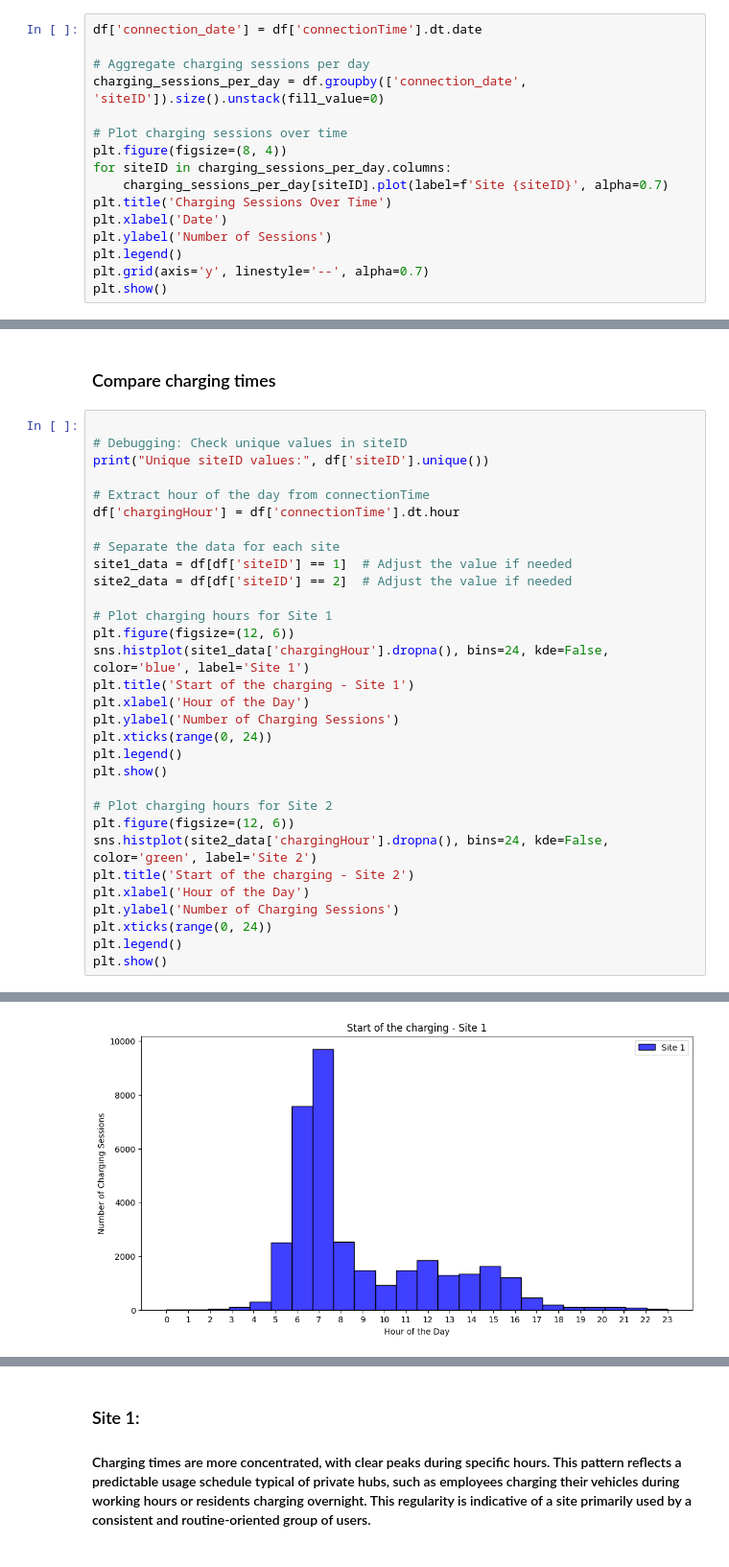
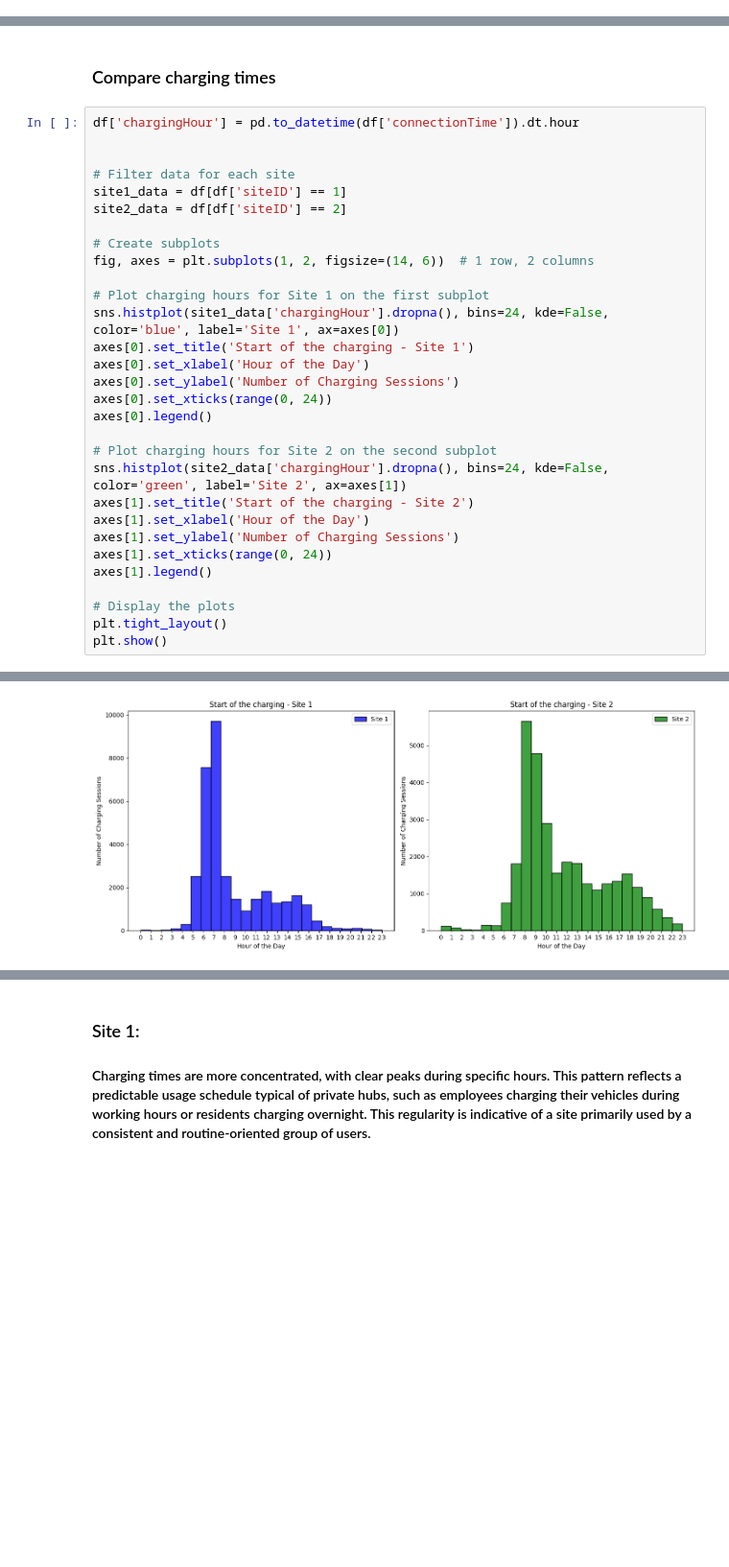
Before and after one commit to JanRkck/AA24, a Jupyter notebook: SiteCharacteristics.ipynb, the cells around one changed output, grey strips where cells are left out. Shown at 96% size. Drawn from its saved outputs; the diff is of its cells as text; blank space fills up the shorter version.

```diff
--- a/SiteCharacteristics.ipynb
+++ b/SiteCharacteristics.ipynb
@@ -46,16 +44,0 @@ Name: userID_missing, dtype: int64
-# %%
-df['connection_date'] = df['connectionTime'].dt.date
-
-# Aggregate charging sessions per day
-charging_sessions_per_day = df.groupby(['connection_date', 'siteID']).size().unstack(fill_value=0)
-
-# Plot charging sessions over time
-plt.figure(figsize=(8, 4))
-for siteID in charging_sessions_per_day.columns:
-    charging_sessions_per_day[siteID].plot(label=f'Site {siteID}', alpha=0.7)
-plt.title('Charging Sessions Over Time')
-plt.xlabel('Date')
-plt.ylabel('Number of Sessions')
-plt.legend()
-plt.grid(axis='y', linestyle='--', alpha=0.7)
-plt.show()
@@ -64,34 +45,33 @@ plt.show()
 # %% [markdown]
 ### Compare charging times
 # %%
+df['chargingHour'] = pd.to_datetime(df['connectionTime']).dt.hour
 
-# Debugging: Check unique values in siteID
-print("Unique siteID values:", df['siteID'].unique())
 
-# Extract hour of the day from connectionTime
-df['chargingHour'] = df['connectionTime'].dt.hour
+# Filter data for each site
+site1_data = df[df['siteID'] == 1]
+site2_data = df[df['siteID'] == 2]
 
-# Separate the data for each site
-site1_data = df[df['siteID'] == 1]  # Adjust the value if needed
-site2_data = df[df['siteID'] == 2]  # Adjust the value if needed
+# Create subplots
+fig, axes = plt.subplots(1, 2, figsize=(14, 6))  # 1 row, 2 columns
 
-# Plot charging hours for Site 1
-plt.figure(figsize=(12, 6))
-sns.histplot(site1_data['chargingHour'].dropna(), bins=24, kde=False, color='blue', label='Site 1')
-plt.title('Start of the charging - Site 1')
-plt.xlabel('Hour of the Day')
-plt.ylabel('Number of Charging Sessions')
-plt.xticks(range(0, 24))
-plt.legend()
+# Plot charging hours for Site 1 on the first subplot
+sns.histplot(site1_data['chargingHour'].dropna(), bins=24, kde=False, color='blue', label='Site 1', ax=axes[0])
+axes[0].set_title('Start of the charging - Site 1')
+axes[0].set_xlabel('Hour of the Day')
+axes[0].set_ylabel('Number of Charging Sessions')
+axes[0].set_xticks(range(0, 24))
+axes[0].legend()
+
+# Plot charging hours for Site 2 on the second subplot
+sns.histplot(site2_data['chargingHour'].dropna(), bins=24, kde=False, color='green', label='Site 2', ax=axes[1])
+axes[1].set_title('Start of the charging - Site 2')
+axes[1].set_xlabel('Hour of the Day')
+axes[1].set_ylabel('Number of Charging Sessions')
+axes[1].set_xticks(range(0, 24))
+axes[1].legend()
+
+# Display the plots
+plt.tight_layout()
 plt.show()
-
-# Plot charging hours for Site 2
-plt.figure(figsize=(12, 6))
-sns.histplot(site2_data['chargingHour'].dropna(), bins=24, kde=False, color='green', label='Site 2')
-plt.title('Start of the charging - Site 2')
-plt.xlabel('Hour of the Day')
-plt.ylabel('Number of Charging Sessions')
-plt.xticks(range(0, 24))
-plt.legend()
-plt.show()
 # %% [output]
@@ -99 +78 @@ Unique siteID values: [1 2]
-[figure, old version]
+[figure, new version]
```
Also changed, not shown: parts of 6 cells of this notebook.
